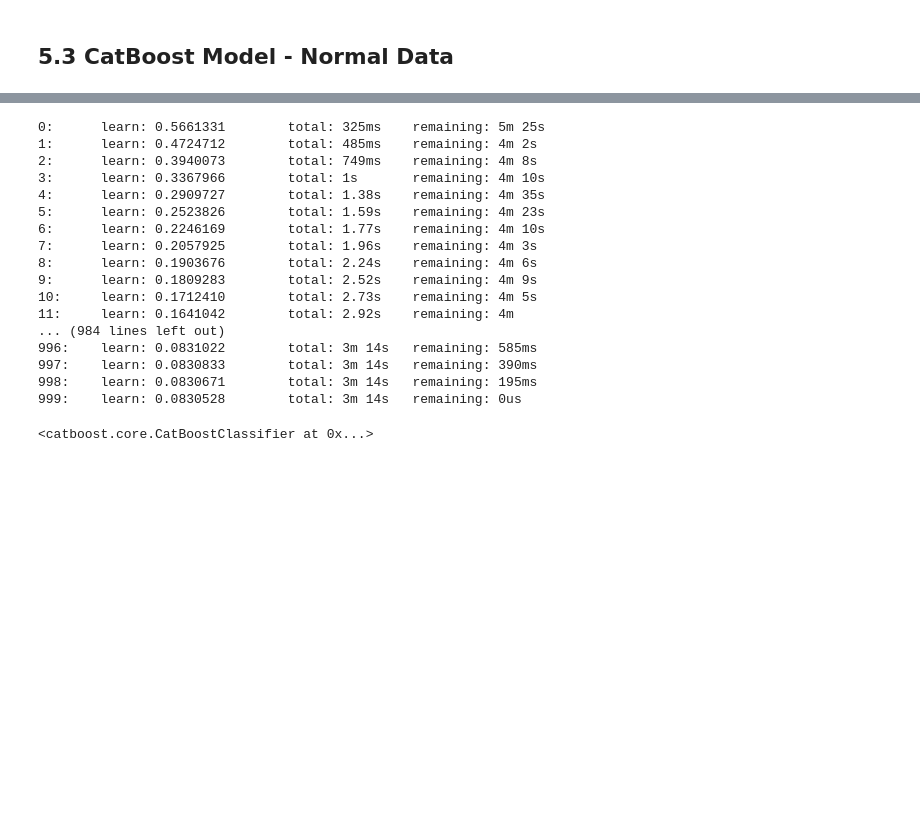
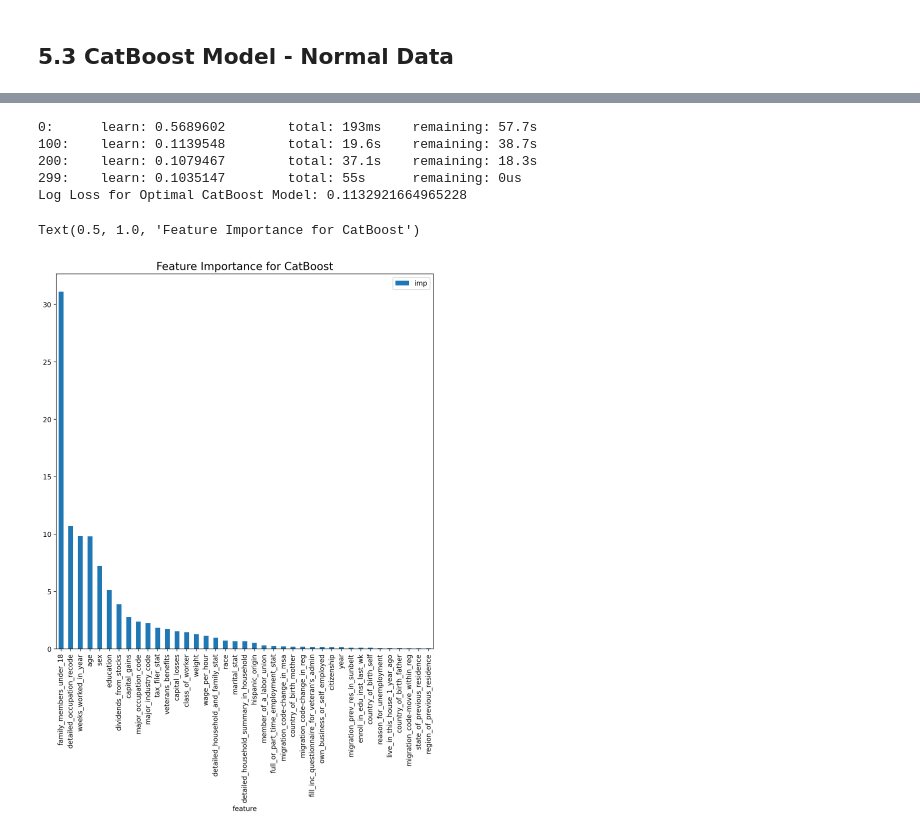
Before and after one commit to Abhimanyu210100/Retail_Marketing_Take_Home_Project, a Jupyter notebook: classification_model.ipynb, the cells around one changed output, grey strips where cells are left out. Cells and saved outputs as stored; diff of their text form; code cells hidden in the pictures; blank space fills up the shorter version.

Commit message:
catboost grid search complete

```diff
--- a/classification_model.ipynb
+++ b/classification_model.ipynb
@@ -289,14 +294,14 @@ Text(0.5, 1.0, 'Feature Importance for Random Forest')
 ## 5.3 CatBoost Model - Normal Data
 # %%
 # Hyperparameter tuning
-param_grid_catboost = {
+param_grid = {
     'learning_rate': [0.03, 0.05, 0.07],
     'depth': [4, 6, 8],
     'l2_leaf_reg': [3, 5, 7],
     'iterations': [100, 200, 300],
 }
 
-grid = GridSearchCV(CatBoostClassifier(allow_writing_files=False, cat_features=cat_cols),param_grid,cv=StratifiedKFold(n_splits=5,random_state=42,shuffle=True),scoring='neg_log_loss')
+grid = GridSearchCV(CatBoostClassifier(allow_writing_files=False, cat_features=cat_cols,verbose=100),param_grid,cv=StratifiedKFold(n_splits=5,random_state=42,shuffle=True),scoring='neg_log_loss')
 grid.fit(x_train,y_train.values.ravel())
 print("Best parameters:", grid.best_params_)
 print("Best score:", grid.best_score_)
@@ -307,21 +325,0 @@ cat = CatBoostClassifier(allow_writing_files=False,learning_rate = 0.07,depth=8)
-# %%
-cat.fit(x_train,y_train,cat_features=cat_cols)
-# %% [output]
-0:      learn: 0.5661331        total: 325ms    remaining: 5m 25s
-1:      learn: 0.4724712        total: 485ms    remaining: 4m 2s
-2:      learn: 0.3940073        total: 749ms    remaining: 4m 8s
-3:      learn: 0.3367966        total: 1s       remaining: 4m 10s
-4:      learn: 0.2909727        total: 1.38s    remaining: 4m 35s
-5:      learn: 0.2523826        total: 1.59s    remaining: 4m 23s
-6:      learn: 0.2246169        total: 1.77s    remaining: 4m 10s
-7:      learn: 0.2057925        total: 1.96s    remaining: 4m 3s
-8:      learn: 0.1903676        total: 2.24s    remaining: 4m 6s
-9:      learn: 0.1809283        total: 2.52s    remaining: 4m 9s
-10:     learn: 0.1712410        total: 2.73s    remaining: 4m 5s
-11:     learn: 0.1641042        total: 2.92s    remaining: 4m
-... (984 lines left out)
-996:    learn: 0.0831022        total: 3m 14s   remaining: 585ms
-997:    learn: 0.0830833        total: 3m 14s   remaining: 390ms
-998:    learn: 0.0830671        total: 3m 14s   remaining: 195ms
-999:    learn: 0.0830528        total: 3m 14s   remaining: 0us
-<catboost.core.CatBoostClassifier at 0x...>
@@ -331,0 +326,21 @@ loss = log_loss(y_val,y_val_preds)
+# %%
+cat = CatBoostClassifier(allow_writing_files=False,verbose=100,learning_rate=0.07,depth=8,iterations=300,l2_leaf_reg=3)
+cat.fit(x_train,y_train,cat_features=cat_cols)
+y_val_preds = cat.predict_proba(x_val)[:,1]
+loss = log_loss(y_val,y_val_preds)
+print("Log Loss for Optimal CatBoost Model:", loss)
+
+feature_imp_cat = pd.DataFrame({'feature':x_train.columns,'imp':cat.feature_importances_})
+feature_imp_cat.sort_values(by='imp',ascending=False,inplace=True)
+# %% [output]
+0:      learn: 0.5689602        total: 193ms    remaining: 57.7s
+100:    learn: 0.1139548        total: 19.6s    remaining: 38.7s
+200:    learn: 0.1079467        total: 37.1s    remaining: 18.3s
+299:    learn: 0.1035147        total: 55s      remaining: 0us
+Log Loss for Optimal CatBoost Model: 0.1132921664965228
+# %%
+feature_imp_cat.plot(kind='bar',x='feature',y='imp',figsize=(10,10))
+plt.title('Feature Importance for CatBoost',size = 16)
+# %% [output]
+Text(0.5, 1.0, 'Feature Importance for CatBoost')
+[figure, added]
```
Also changed, not shown: parts of 9 cells of this notebook.
